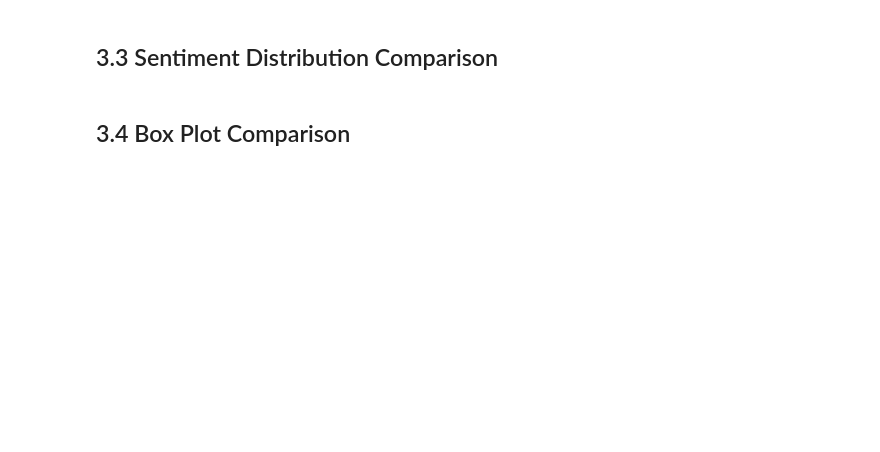
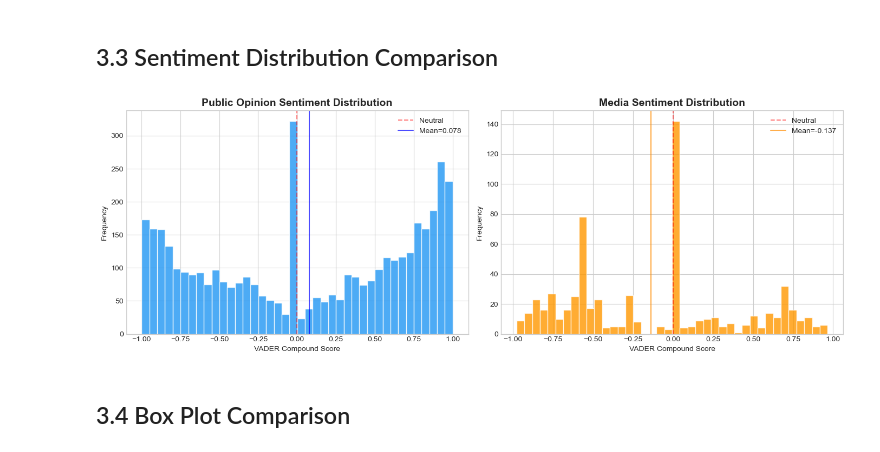
Before and after one commit to othmane-zizi-pro/insy669-glp1-text-analytics, a Jupyter notebook: notebooks/03-sentiment.ipynb, the cells around one changed output. Saved outputs shown, nothing was run; the diff lists cells and outputs as text; code cells hidden in the pictures; blank space fills up the shorter version.

```diff
--- a/notebooks/03-sentiment.ipynb
+++ b/notebooks/03-sentiment.ipynb
@@ -5,4 +23,13 @@ import pandas as pdimport numpy as npimport matplotlib.pyplot as pltimport seabo
 # %% [markdown]
 ## 3.1 Load Processed Data
 # %%
-df_public = pd.read_csv('../data/public_processed.csv')df_media = pd.read_csv('../data/media_processed.csv')print(f"Public corpus: {len(df_public)} | Media corpus: {len(df_media)}")
+df_public = pd.read_csv('../data/public_processed.csv')
+df_media = pd.read_csv('../data/media_processed.csv')
+
+validate_required_columns(df_public, ['id', 'text', 'date', 'source'], 'public_processed.csv')
+validate_required_columns(df_media, ['id', 'text', 'date', 'source'], 'media_processed.csv')
+
+df_public = standardize_date_column(df_public, 'date')
+df_media = standardize_date_column(df_media, 'date')
+
+print(f"Public corpus: {len(df_public)} | Media corpus: {len(df_media)}")
@@ -13,7 +91,29 @@ sia = SentimentIntensityAnalyzer()# Score all documentsdf_public['vader_neg'] =
 # %% [markdown]
 ## 3.3 Sentiment Distribution Comparison
 # %%
-fig, axes = plt.subplots(1, 2, figsize=(14, 5))axes[0].hist(df_public['compound'], bins=40, color='#2196F3', alpha=0.8, edgecolor='white')axes[0].set_title('Public Opinion Sentiment Distribution', fontsize=14, fontweight='bold')axes[0].set_xlabel('VADER Compound Score')axes[0].set_ylabel('Frequency')axes[0].axvline(x=0, color='red', linestyle='--', alpha=0.5, label='Neutral')axes[0].axvline(x=df_public['compound'].mean(), color='blue', linestyle='-', alpha=0.7, label=f"Mean={df_public['compound'].mean():.3f}")axes[0].legend()axes[1].hist(df_media['compound'], bins=40, color='#FF9800', alpha=0.8, edgecolor='white')axes[1].set_title('Media Sentiment Distribution', fontsize=14, fontweight='bold')axes[1].set_xlabel('VADER Compound Score')axes[1].set_ylabel('Frequency')axes[1].axvline(x=0, color='red', linestyle='--', alpha=0.5, label='Neutral')axes[1].axvline(x=df_media['compound'].mean(), color='darkorange', linestyle='-', alpha=0.7, label=f"Mean={df_media['compound'].mean():.3f}")axes[1].legend()plt.tight_layout()plt.savefig('../figures/sentiment_histograms.png', dpi=150, bbox_inches='tight')plt.show()
+fig, axes = plt.subplots(1, 2, figsize=(14, 5))
+
+axes[0].hist(df_public['compound'], bins=40, color='#2196F3', alpha=0.8, edgecolor='white')
+axes[0].set_title('Public Opinion Sentiment Distribution', fontsize=14, fontweight='bold')
+axes[0].set_xlabel('VADER Compound Score')
+axes[0].set_ylabel('Frequency')
+axes[0].axvline(x=0, color='red', linestyle='--', alpha=0.5, label='Neutral')
+axes[0].axvline(x=df_public['compound'].mean(), color='blue', linestyle='-', alpha=0.7, label=f"Mean={df_public['compound'].mean():.3f}")
+axes[0].legend()
+
+axes[1].hist(df_media['compound'], bins=40, color='#FF9800', alpha=0.8, edgecolor='white')
+axes[1].set_title('Media Sentiment Distribution', fontsize=14, fontweight='bold')
+axes[1].set_xlabel('VADER Compound Score')
+axes[1].set_ylabel('Frequency')
+axes[1].axvline(x=0, color='red', linestyle='--', alpha=0.5, label='Neutral')
+axes[1].axvline(x=df_media['compound'].mean(), color='darkorange', linestyle='-', alpha=0.7, label=f"Mean={df_media['compound'].mean():.3f}")
+axes[1].legend()
+
+plt.tight_layout()
+plt.savefig('../figures/sentiment_histograms.png', dpi=150, bbox_inches='tight')
+plt.show()
+# %% [output]
+[figure, added]
 # %% [markdown]
 ## 3.4 Box Plot Comparison
 # %%
```
Also changed, not shown: parts of 7 cells of this notebook, 13 other files.
